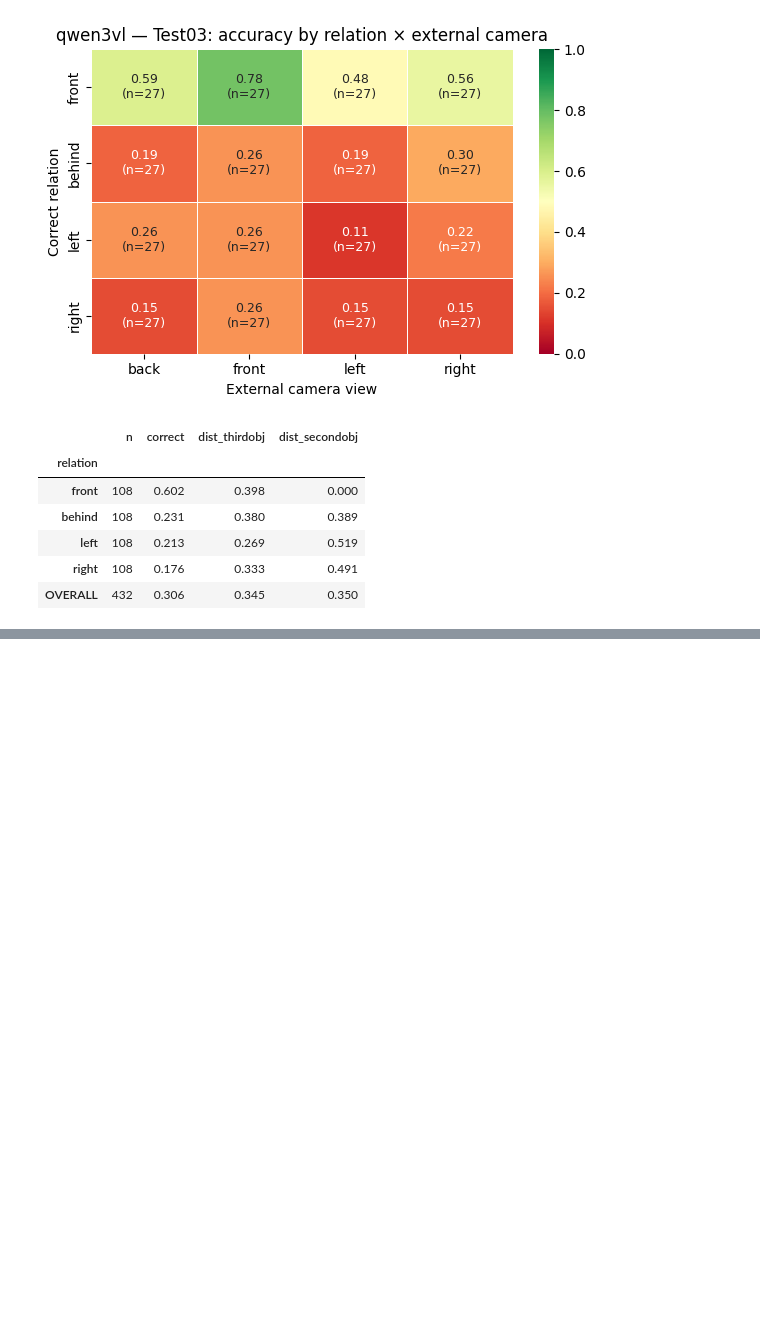
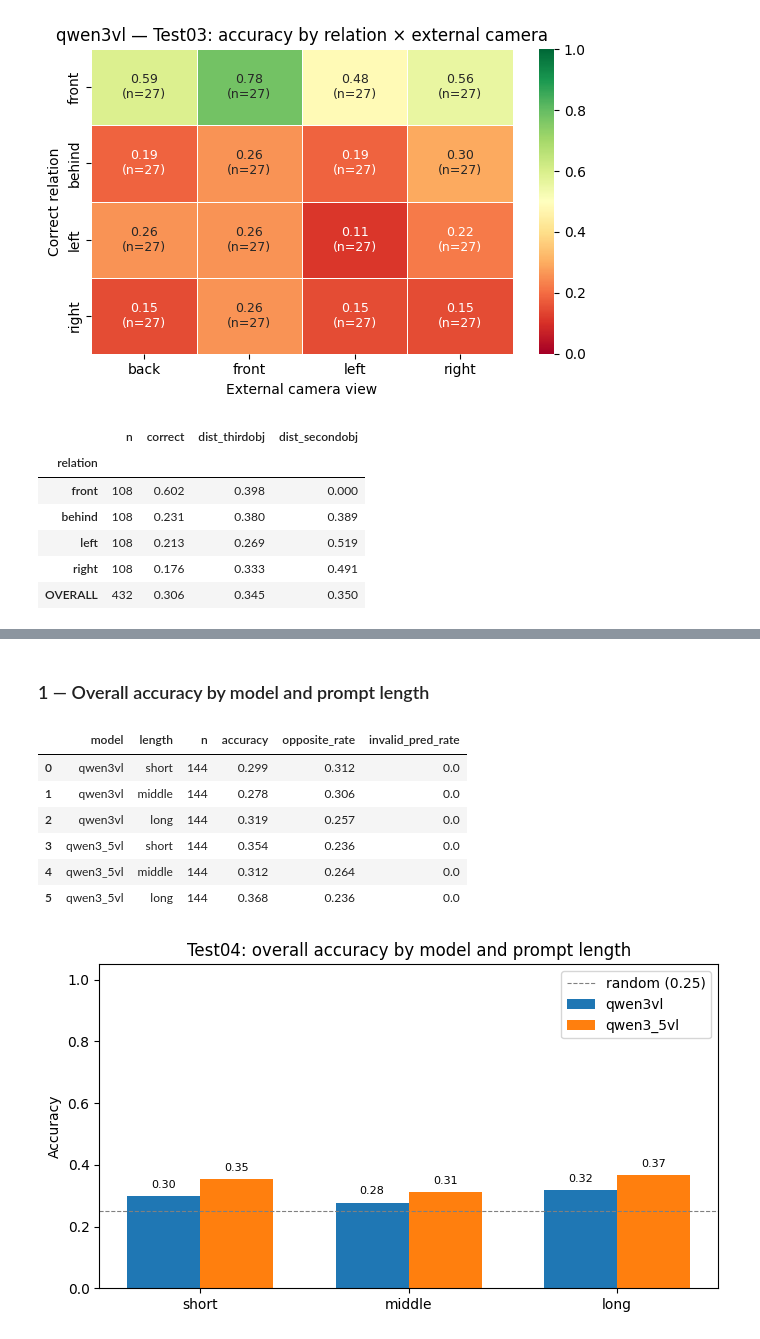
Before and after one commit to zhiying318/Parcours_recherche_server_sync, a Jupyter notebook: comfort_eval_tests/eval_analyse.ipynb, the cells around one changed output, grey strips where cells are left out. Cells and saved outputs as stored; diff of their text form; code cells hidden in the pictures; blank space fills up the shorter version.

```diff
--- a/comfort_eval_tests/eval_analyse.ipynb
+++ b/comfort_eval_tests/eval_analyse.ipynb
@@ -584,0 +594,4 @@ for model, df in all_dfs_03.items():
+# %%
+TEST04_DIR = "./test04_visual_marks/results"
+models04   = ["qwen3vl", "qwen3_5vl"]
+lengths04  = ["short", "middle", "long"]
@@ -584,0 +652,57 @@ for model, df in all_dfs_03.items():
+# %% [markdown]
+### 1 — Overall accuracy by model and prompt length
+# %%
+rows = []
+for model in models04:
+    for length in lengths04:
+        if length not in all_dfs_04.get(model, {}):
+            continue
+        df = all_dfs_04[model][length]
+        rows.append({
+            "model": model,
+            "length": length,
+            "n": len(df),
+            "accuracy": df["is_correct"].mean(),
+            "opposite_rate": df["is_opposite"].mean(),
+            "invalid_pred_rate": df["pred_relation"].isna().mean(),
+        })
+
+summary04 = pd.DataFrame(rows)
+display(summary04.assign(
+    accuracy=lambda x: x["accuracy"].round(3),
+    opposite_rate=lambda x: x["opposite_rate"].round(3),
+    invalid_pred_rate=lambda x: x["invalid_pred_rate"].round(3),
+))
+
+if len(summary04) > 0:
+    x = np.arange(len(lengths04))
+    width = 0.35
+    fig, ax = plt.subplots(figsize=(7, 4))
+
+    for k, model in enumerate(models04):
+        sub = summary04[summary04["model"] == model].set_index("length")
+        vals = [sub.loc[length, "accuracy"] if length in sub.index else np.nan for length in lengths04]
+        bars = ax.bar(x + (k - (len(models04)-1)/2) * width, vals, width, label=model)
+        for bar, val in zip(bars, vals):
+            if not np.isnan(val):
+                ax.text(bar.get_x() + bar.get_width()/2, val + 0.02,
+                        f"{val:.2f}", ha="center", va="bottom", fontsize=8)
+
+    ax.axhline(0.25, color="gray", linestyle="--", linewidth=0.8, label="random (0.25)")
+    ax.set_xticks(x)
+    ax.set_xticklabels(lengths04)
+    ax.set_ylim(0, 1.05)
+    ax.set_ylabel("Accuracy")
+    ax.set_title("Test04: overall accuracy by model and prompt length")
+    ax.legend()
+    plt.tight_layout()
+    plt.show()
+# %% [output]
+|  | model | length | n | accuracy | opposite_rate | invalid_pred_rate |
+| 0 | qwen3vl | short | 144 | 0.299 | 0.312 | 0.0 |
+| 1 | qwen3vl | middle | 144 | 0.278 | 0.306 | 0.0 |
+| 2 | qwen3vl | long | 144 | 0.319 | 0.257 | 0.0 |
+| 3 | qwen3_5vl | short | 144 | 0.354 | 0.236 | 0.0 |
+| 4 | qwen3_5vl | middle | 144 | 0.312 | 0.264 | 0.0 |
+| 5 | qwen3_5vl | long | 144 | 0.368 | 0.236 | 0.0 |
+[figure, added]
```
Also changed, not shown: parts of 13 cells of this notebook, 37 other files.
